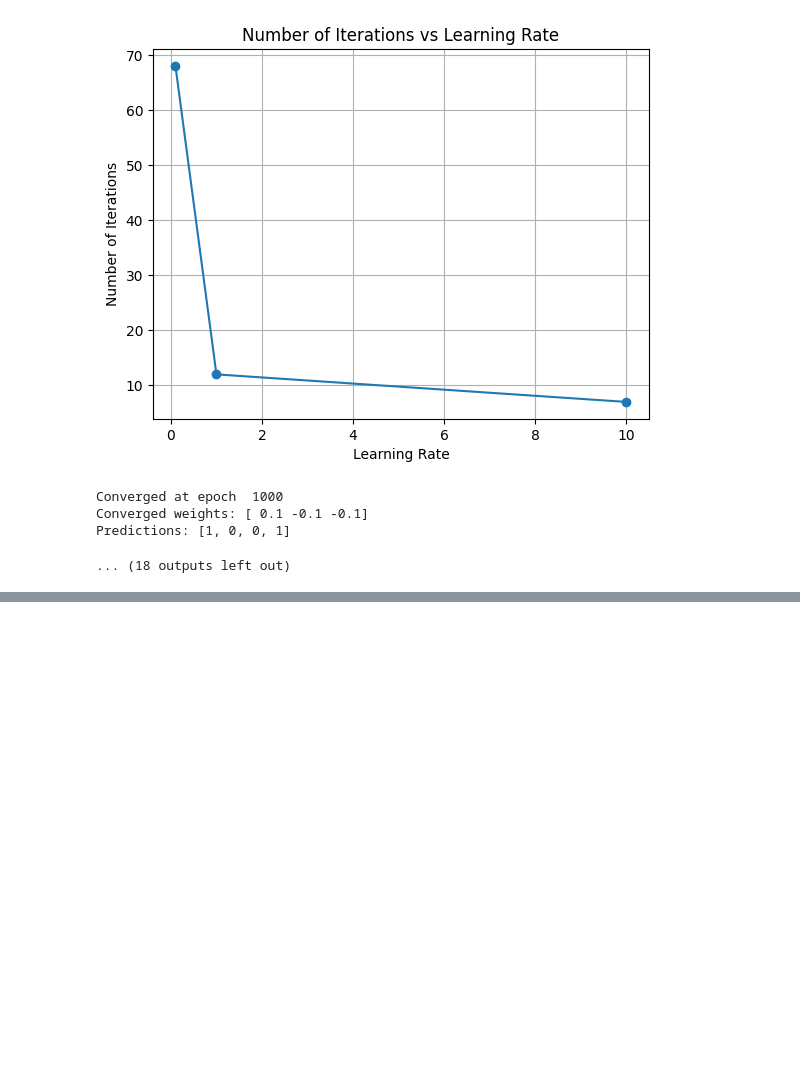
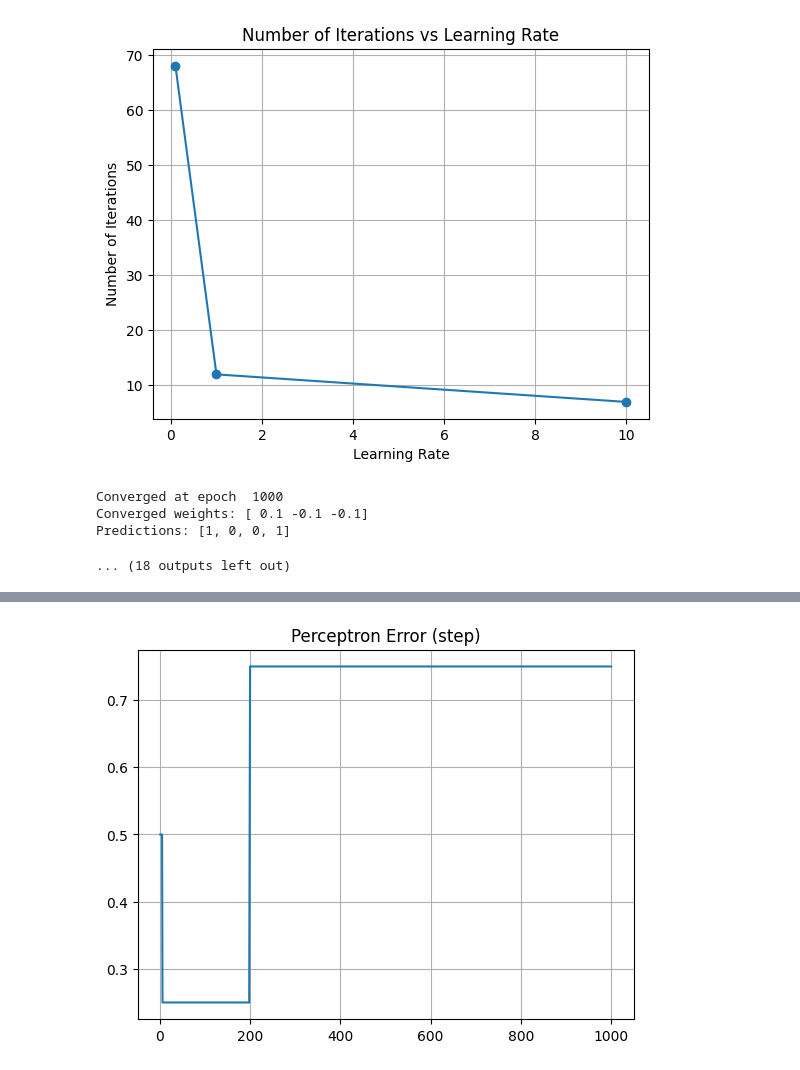
Before and after one commit to Yagnasri05/ML_Lab6_AIE22029, a Jupyter notebook: lab6.ipynb, the cells around one changed output, grey strips where cells are left out. Drawn from its saved outputs; the diff is of its cells as text; code cells hidden in the pictures; blank space fills up the shorter version.

```diff
--- a/lab6.ipynb
+++ b/lab6.ipynb
@@ -470,3 +470,86 @@ Converged at epoch  1000
 Converged weights: [ 0.1 -0.1 -0.1]
 Predictions: [1, 0, 0, 1]
 ... (18 outputs left out)
+# %%
+import numpy as np
+import matplotlib.pyplot as plt
+
+def perceptron(inputs, weights, activation):
+    # Ensure inputs is a 2D array for the dot product operation
+    inputs = np.atleast_2d(inputs)
+
+    # Calculate the weighted sum (including bias)
+    z = np.dot(weights, inputs.T) # Transpose inputs to match dimensions
+
+    # Apply chosen activation function
+    if activation == "step":
+        output = 1 if z > 0 else 0
+    elif activation == "sigmoid":
+        output = 1 / (1 + np.exp(-z))
+    elif activation == "relu":
+        output = max(0, z)
+    elif activation == "bipolar_step":
+        output = 1 if z > 0 else -1
+    else:
+        raise ValueError("Invalid activation function provided.")
+
+    return output
+
+def train_perceptron(data, target, epochs, learning_rate, initial_weights, activation):
+
+  weights = initial_weights[:len(data[0])]  # Take relevant weights based on input dimension
+  errors = []
+
+  for epoch in range(epochs):
+    total_error = 0
+    for i, (x, y) in enumerate(zip(data, target)):
+      predicted = perceptron(x, weights, activation)
+      error = y - predicted
+      total_error += error**2
+
+      # Update weights based on error
+      weights += learning_rate * error * x
+
+    # Calculate average error for the epoch
+    average_error = total_error / len(data)
+    errors.append(average_error)
+
+    # Check for convergence
+    if average_error <= 0.002:
+      print(f"Converged in {epoch+1} epochs!")
+      break
+
+  return weights, 0.0, errors  # Assuming bias is zero
+
+def plot_errors(epochs, errors, title):
+
+  plt.plot(epochs, errors)
+  #plt.xlabel("Epochs")
+  #plt.ylabel("Error")
+  plt.title(title)
+  plt.grid(True)
+  plt.show()
+
+# Define initial weights and bias (assuming bias is zero)
+W0 = 10
+W1 = 0.2
+W2 = -0.75
+bias = 0  # Assuming bias is zero
+learning_rate = 0.05
+
+data = np.array([[0, 0], [0, 1], [1, 0], [1, 1]])
+target = np.array([0, 0, 0, 1])
+
+activations = ["step", "sigmoid", "relu", "bipolar_step"]
+for activation in activations:
+  weights, bias, errors = train_perceptron(data, target, 1000, learning_rate, np.array([W0, W1, W2]), activation)
+  print(f"Activation Function: {activation}")
+  print(f"Final Weights: {weights}")
+  print(f"Final Bias: {bias}")
+
+  # New data point for prediction (replace with your actual data)
+  new_data = np.array([0.2, 0.7])
+
+  # Plot errors vs epochs
+  plot_errors(range(1, len(errors)+1), errors, f"Perceptron Error ({activation})")
+# %% [output]
@@ -472,0 +559 @@ Predictions: [1, 0, 0, 1]
+[figure, added]
```
Also changed, not shown: parts of 1 cell of this notebook.
